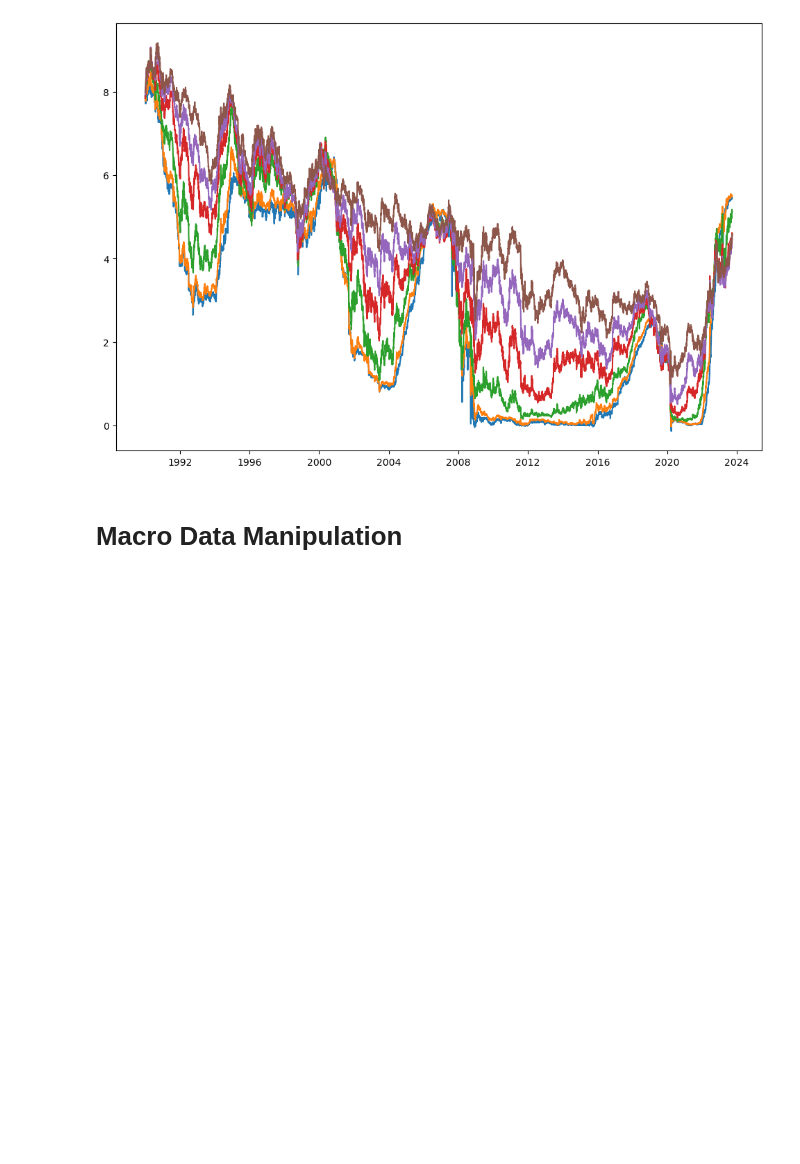
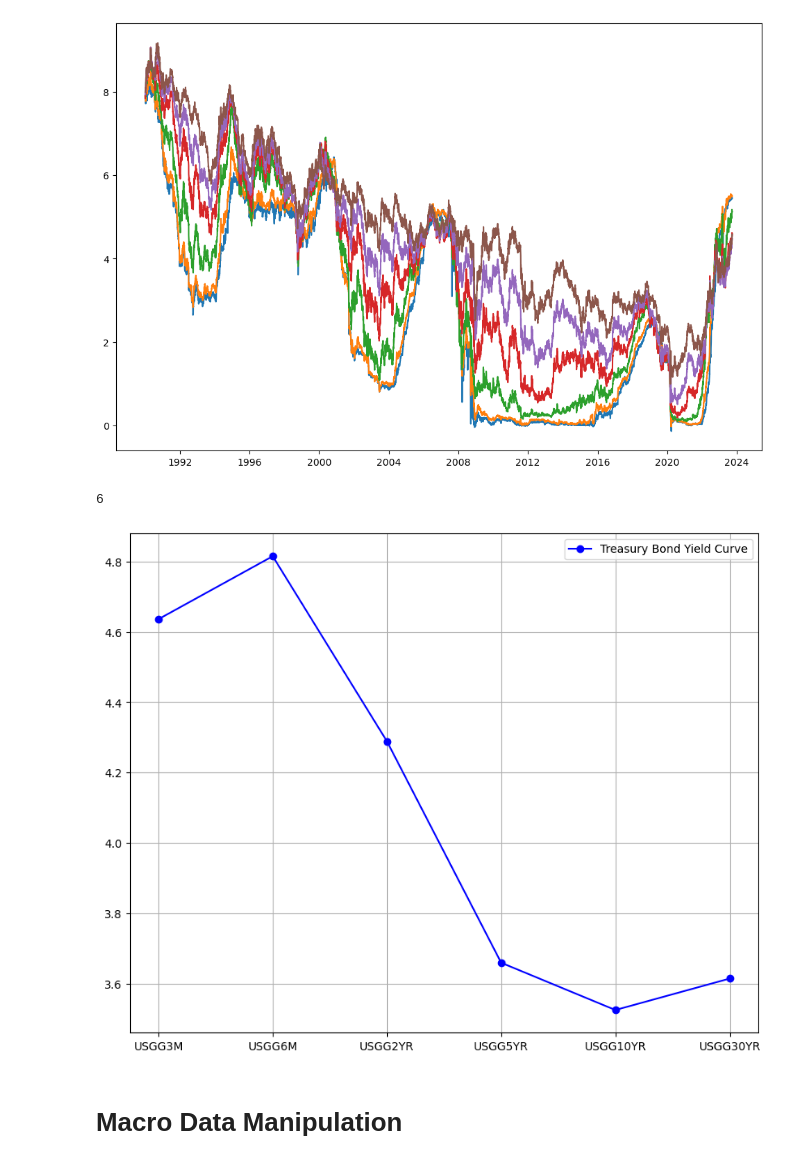
Before and after one commit to FanZixian/ECON_4200_GP, a Jupyter notebook: Dataset_processing.ipynb, the cells around one changed output. Drawn from its saved outputs; the diff is of its cells as text; code cells hidden in the pictures; blank space fills up the shorter version.

```diff
--- a/Dataset_processing.ipynb
+++ b/Dataset_processing.ipynb
@@ -160,6 +163,11 @@ fig.update_yaxes(title_text='Yield Value')
 
 fig.show()
 pio.write_html(fig, './Images/plotly_interactive_figure.html')
+# %%
+yield_curve_plot(yield_df, pd.to_datetime('2023-02-03'))
+# %% [output]
+6
+[figure, added]
 # %%
 yield_df.to_csv('./Data/Processed/yield_data.csv')
 # %% [markdown]
```
Also changed, not shown: parts of 3 cells of this notebook, 4 other files.
